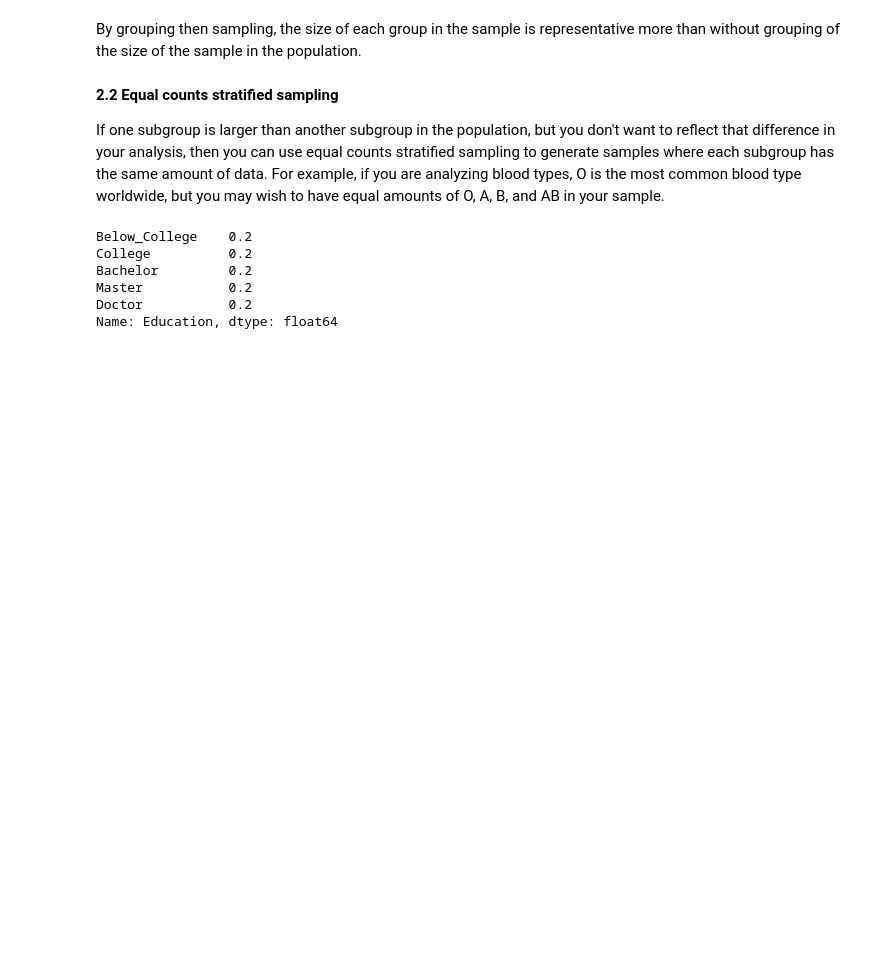
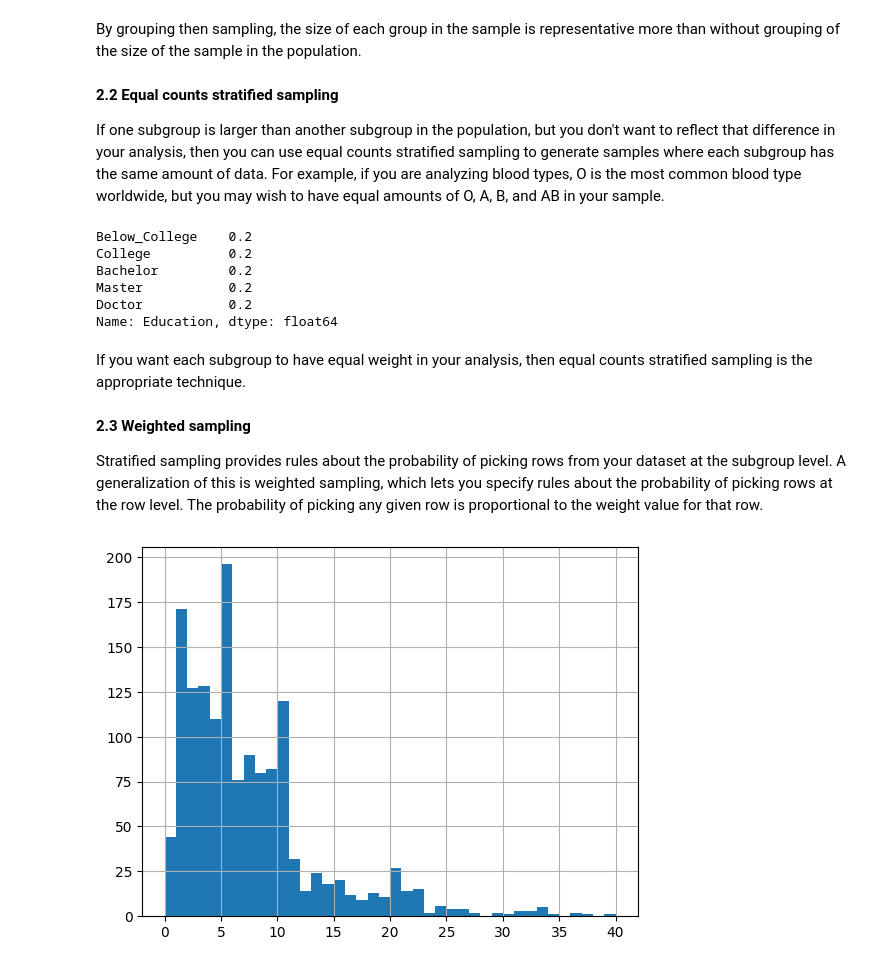
Before and after one commit to yazanhannun/Sampling-in-Python, a Jupyter notebook: 2_Sampling Methods.ipynb, the cells around one changed output. Drawn from its saved outputs; the diff is of its cells as text; code cells hidden in the pictures; blank space fills up the shorter version.

Commit message:
Stratified and weighted random sampling/Weighted sampling

```diff
--- a/2_Sampling Methods.ipynb
+++ b/2_Sampling Methods.ipynb
@@ -83,6 +83,7 @@ print(attrition_sys_samp)
 
 # Checking if there is a trouble with systematic sampling by plotting the sample and check if there is a pettern in the plot
 import matplotlib.pyplot as plt
+plt.style.use("default")
 attrition_pop_id = attrition_pop.reset_index()
 attrition_pop_id.plot(x='index', y='Attrition', kind="scatter")
 plt.show()
@@ -229,3 +230,17 @@ Bachelor         0.2
 Master           0.2
 Doctor           0.2
 Name: Education, dtype: float64
+# %% [markdown]
+If you want each subgroup to have equal weight in your analysis, then equal counts stratified sampling is the appropriate technique.
+# %% [markdown]
+<b>2.3 Weighted sampling</b>
+
+Stratified sampling provides rules about the probability of picking rows from your dataset at the subgroup level. A generalization of this is weighted sampling, which lets you specify rules about the probability of picking rows at the row level. The probability of picking any given row is proportional to the weight value for that row.
+# %%
+'''Plot YearsAtCompany from attrition_pop as a histogram with bins of width 1 from 0 to 40'''
+import numpy as np
+# Plot YearsAtCompany from attrition_pop as a histogram
+attrition_pop['YearsAtCompany'].hist(bins=np.arange(0, 41, 1))
+plt.show()
+# %% [output]
+[figure, added]
```
Also changed, not shown: parts of 6 cells of this notebook.
